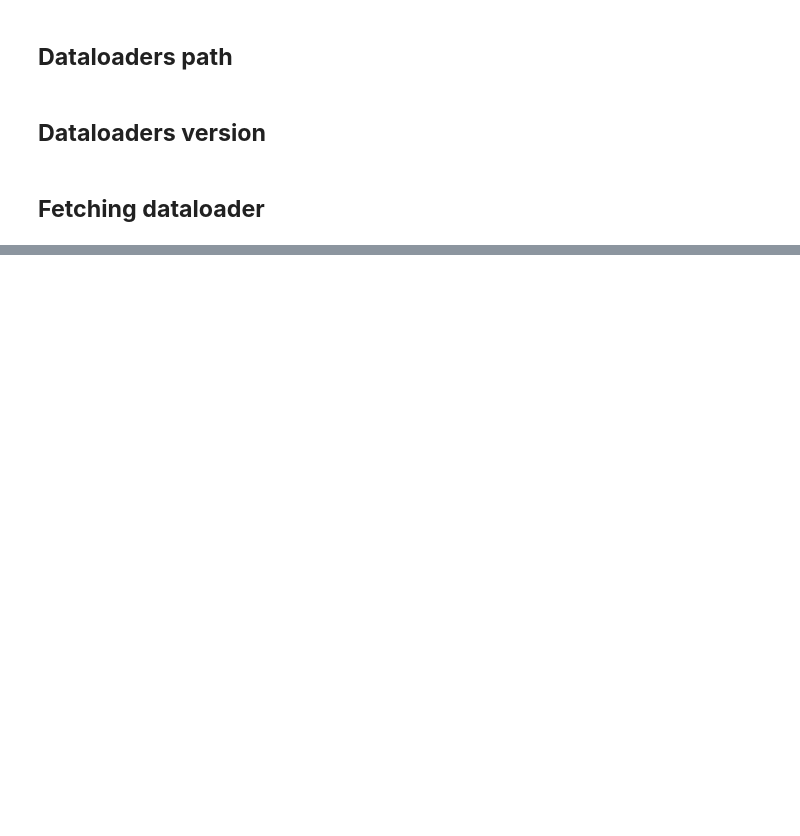
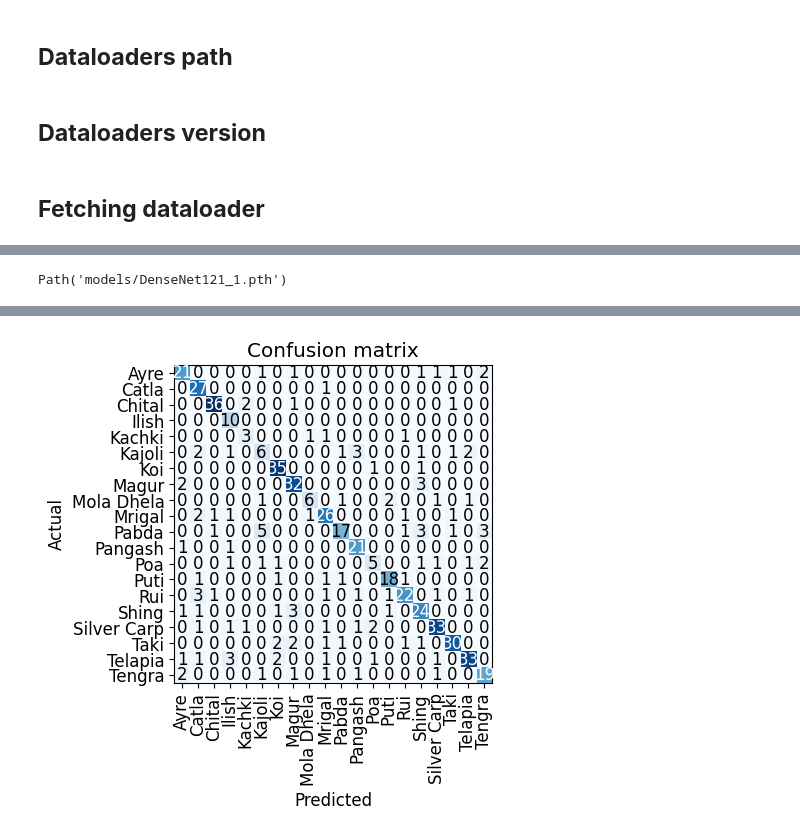
Before and after one commit to Neloy-Barman/Interpretable-Bengali-Fish-Recognizer, a Jupyter notebook: notebooks/model trainer.ipynb, the cells around one changed output, grey strips where cells are left out. Cells and saved outputs as stored; diff of their text form; code cells hidden in the pictures; blank space fills up the shorter version.

```diff
--- a/notebooks/model trainer.ipynb
+++ b/notebooks/model trainer.ipynb
@@ -57,0 +100,2 @@ model.export(fname=f"{models_path}/{model_name}_{model_version}.pkl")
+# %%
+model = vision_learner(data_loader, densenet121, metrics = [error_rate, accuracy])
@@ -57,0 +129,8 @@ model.export(fname=f"{models_path}/{model_name}_{model_version}.pkl")
+# %%
+model.save(f"{model_name}_{model_version}")
+# %% [output]
+Path('models/DenseNet121_1.pth')
+# %%
+interpreter = ClassificationInterpretation.from_learner(model)
+interpreter.plot_confusion_matrix()
+# %% [output]
@@ -57,0 +139 @@ model.export(fname=f"{models_path}/{model_name}_{model_version}.pkl")
+[figure, added]
```
Also changed, not shown: parts of 25 cells of this notebook, 1 other file.
